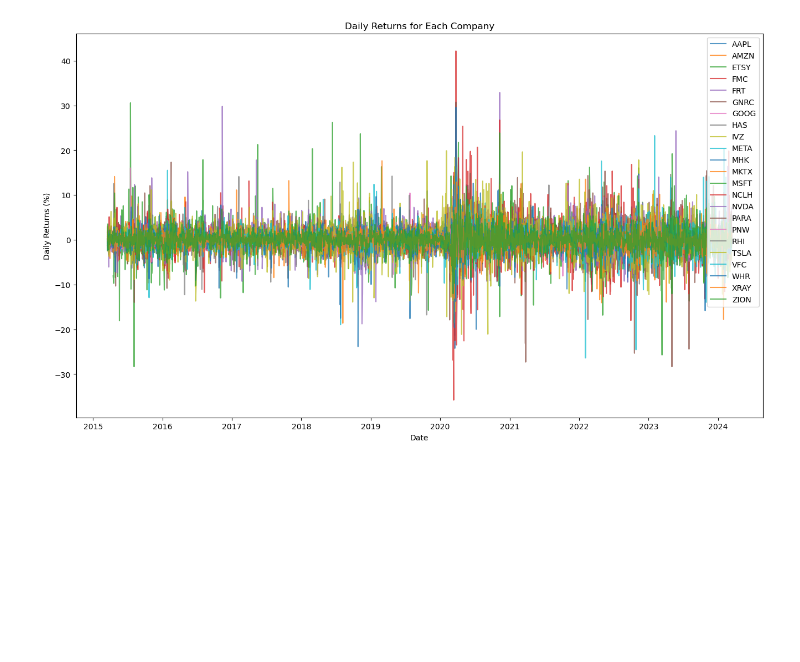
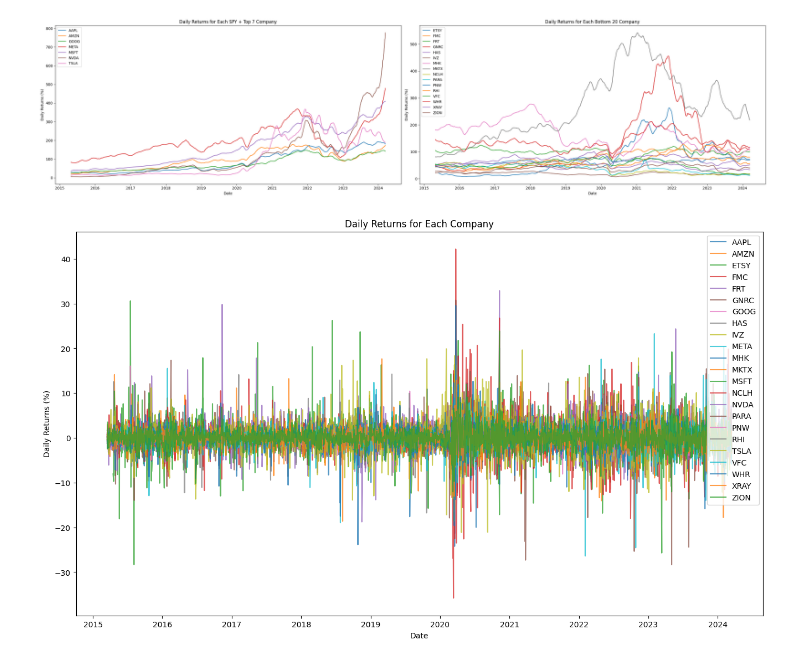
Before and after one commit to thenileriver/SPY_Analysis, a Jupyter notebook: yahoo.ipynb, the cells around one changed output. Saved outputs shown, nothing was run; the diff lists cells and outputs as text; code cells hidden in the pictures; blank space fills up the shorter version.

```diff
--- a/yahoo.ipynb
+++ b/yahoo.ipynb
@@ -154,25 +235,48 @@ plt.show()
 # %%
-
-# Calculate daily returns for each company
+# calculate daily returns for each company
 combined_df['Returns'] = combined_df.groupby('Company')['Adj Close'].pct_change() * 100  # Convert to percentage
 
-# Ensure 'Date' is a column for plotting
+# make sure that 'Date' column is a column for plotting
 if 'Date' not in combined_df.columns:
     combined_df.reset_index(inplace=True)
+if not 'Date' in spy_top_7_df.columns:
+    spy_top_7_df.reset_index(inplace=True)
+if not 'Date' in bottom_20_df.columns:
+    bottom_20_df.reset_index(inplace=True)
 
-# Plotting
+# plotting
+fig, axes = plt.subplots(nrows=1, ncols=2, figsize=(28, 7))
+
+for label, df in spy_top_7_df.groupby('Company'):
+    axes[0].plot(df['Date'], df[f'MA for {ma} days'], label=label)
+axes[0].set_title('Daily Returns for Each SPY + Top 7 Company')
+axes[0].set_xlabel('Date')
+axes[0].set_ylabel('Daily Returns (%)')
+axes[0].legend()
+
+for label, df in bottom_20_df.groupby('Company'):
+    axes[1].plot(df['Date'], df[f'MA for {ma} days'], label=label)
+axes[1].set_title('Daily Returns for Each Bottom 20 Company')
+axes[1].set_xlabel('Date')
+axes[1].set_ylabel('Daily Returns (%)')
+axes[1].legend()
+
+plt.tight_layout()
+plt.show()
+
 plt.figure(figsize=(16, 9))
 
 for label, df in combined_df.groupby('Company'):
     plt.plot(df['Date'], df['Returns'], label=label, alpha=0.75)
 
 plt.title('Daily Returns for Each Company')
 plt.xlabel('Date')
 plt.ylabel('Daily Returns (%)')
 plt.legend()
 plt.show()
 # %% [output]
-[figure, old version]
+[figure, new version]
+[figure, added]
 # %%
 def sliding_window(data_mag7, data_spy, data_bottom20, start_date, end_date, train_days, test_days):
     """
```
Also changed, not shown: parts of 23 cells of this notebook.
